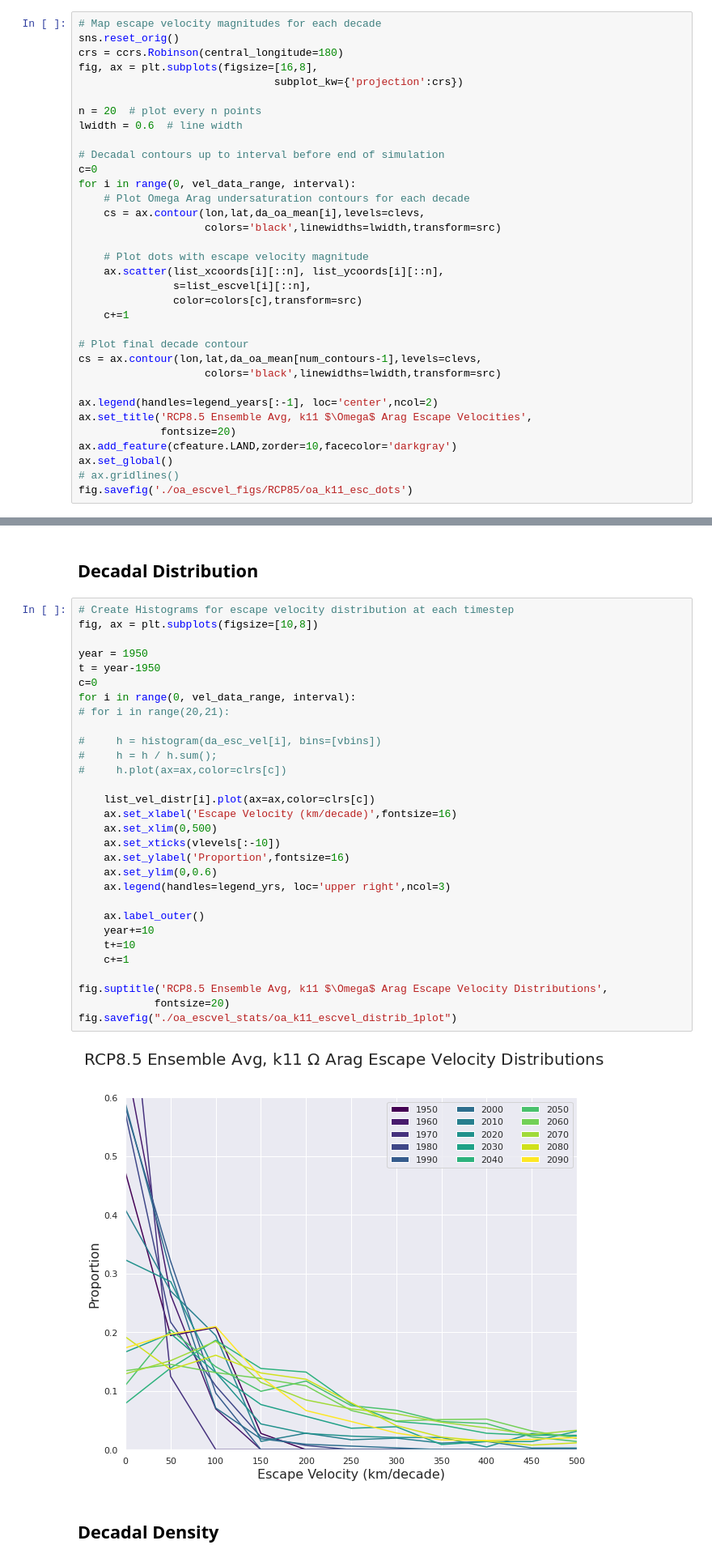
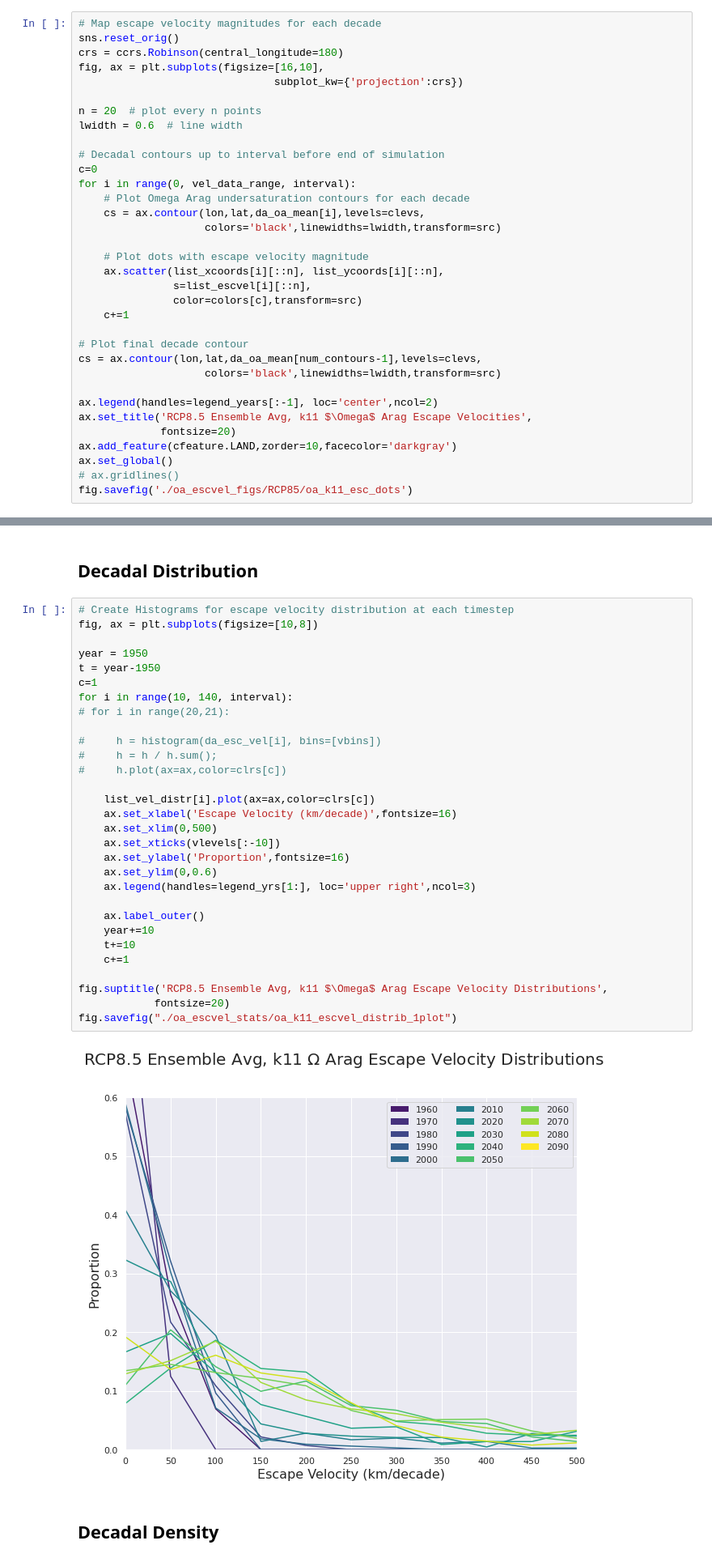
Before and after one commit to chazbethelbrescia/pei2020, a Jupyter notebook: notebooks/Climate_Velocities/oa_rcp85_k11_escvel.ipynb, the cells around one changed output, grey strips where cells are left out. Shown at 81% size. Saved outputs shown, nothing was run; the diff lists cells and outputs as text.

Commit message:
Refining figures

```diff
--- a/notebooks/Climate_Velocities/oa_rcp85_k11_escvel.ipynb
+++ b/notebooks/Climate_Velocities/oa_rcp85_k11_escvel.ipynb
@@ -401,7 +401,7 @@ for i in range(0,vel_data_range):
 # Map escape velocity magnitudes for each decade
 sns.reset_orig()
 crs = ccrs.Robinson(central_longitude=180)
-fig, ax = plt.subplots(figsize=[16,8],
+fig, ax = plt.subplots(figsize=[16,10],
                                subplot_kw={'projection':crs})
 
 n = 20  # plot every n points
@@ -627,35 +627,35 @@ sns.set()  # context = {notebook, paper, talk, poster}
 # %%
 # Create Histograms for escape velocity distribution at each timestep
 fig, ax = plt.subplots(figsize=[10,8])
 
 year = 1950
 t = year-1950
-c=0
-for i in range(0, vel_data_range, interval):
+c=1
+for i in range(10, 140, interval):
 # for i in range(20,21):
 
 #     h = histogram(da_esc_vel[i], bins=[vbins])
 #     h = h / h.sum();
 #     h.plot(ax=ax,color=clrs[c])
 
     list_vel_distr[i].plot(ax=ax,color=clrs[c])
     ax.set_xlabel('Escape Velocity (km/decade)',fontsize=16)
     ax.set_xlim(0,500)
     ax.set_xticks(vlevels[:-10])
     ax.set_ylabel('Proportion',fontsize=16)
     ax.set_ylim(0,0.6)
-    ax.legend(handles=legend_yrs, loc='upper right',ncol=3)
+    ax.legend(handles=legend_yrs[1:], loc='upper right',ncol=3)
 
     ax.label_outer()
     year+=10
     t+=10
     c+=1
 
 fig.suptitle('RCP8.5 Ensemble Avg, k11 $\Omega$ Arag Escape Velocity Distributions',
             fontsize=20)
 fig.savefig("./oa_escvel_stats/oa_k11_escvel_distrib_1plot")
 # %% [output]
-[figure, old version]
+[figure, new version]
 # %% [markdown]
 ## Decadal Density
 # %%
```
Also changed, not shown: parts of 3 cells of this notebook, 6 other files.
